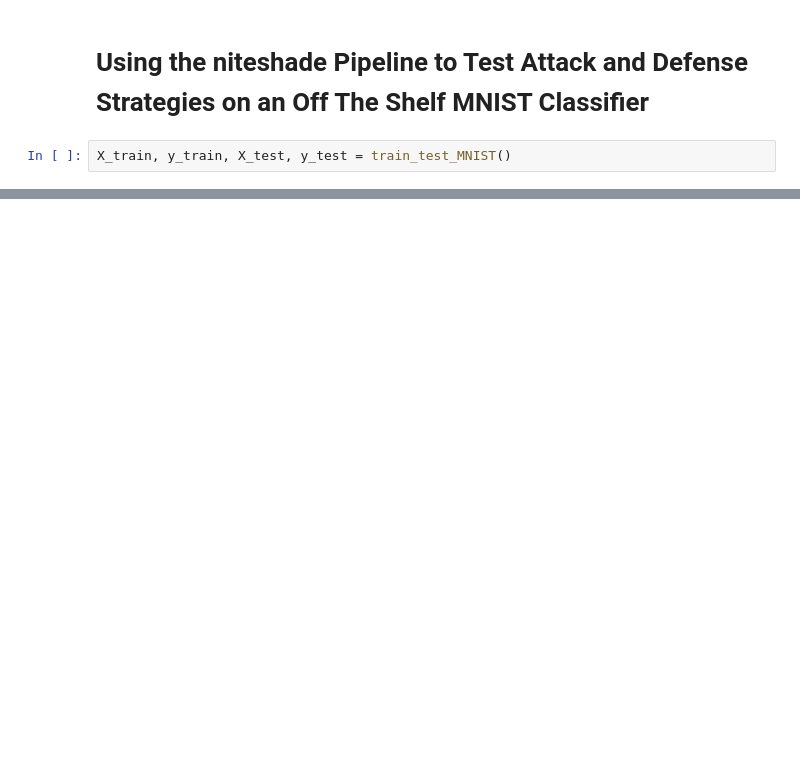
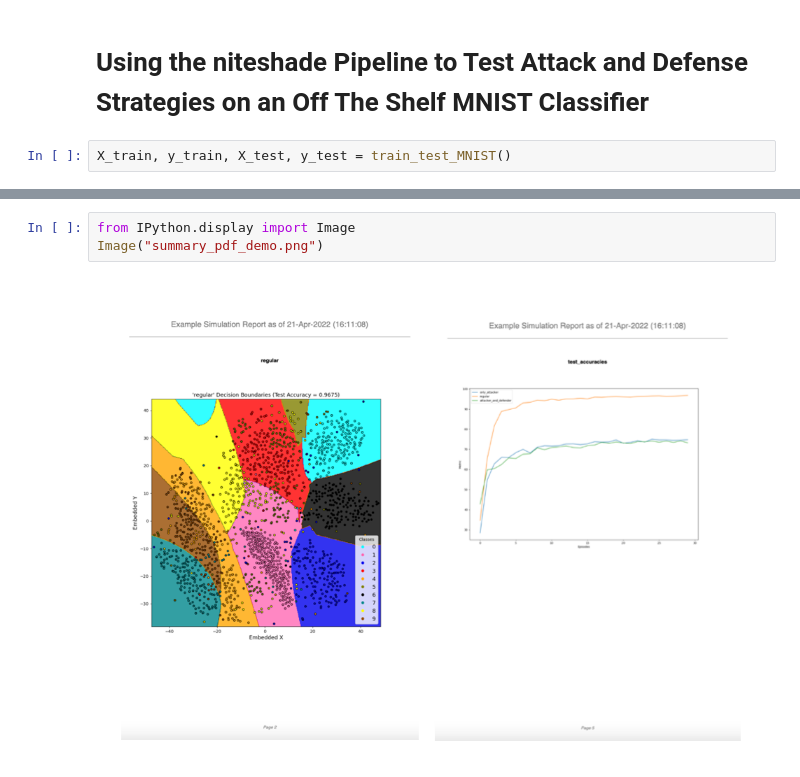
Before and after one commit to oskarfernlund/niteshade, a Jupyter notebook: demo_2.ipynb, the cells around one changed output, grey strips where cells are left out. Saved outputs shown, nothing was run; the diff lists cells and outputs as text; blank space fills up the shorter version.

```diff
--- a/demo_2.ipynb
+++ b/demo_2.ipynb
@@ -75,0 +99,5 @@ plt.show()
+# %%
+from IPython.display import Image
+Image("summary_pdf_demo.png")
+# %% [output]
+[figure, added]
```
Also changed, not shown: parts of 7 cells of this notebook.
